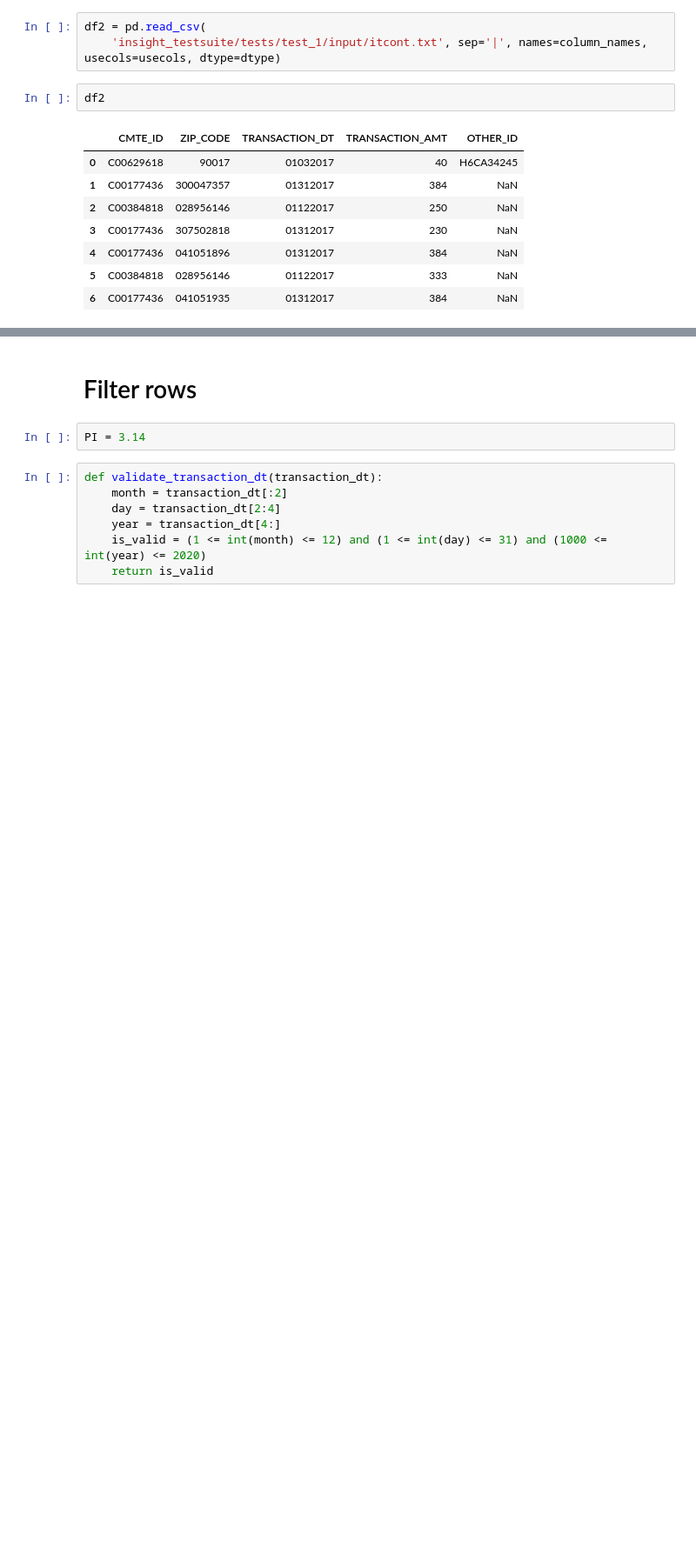
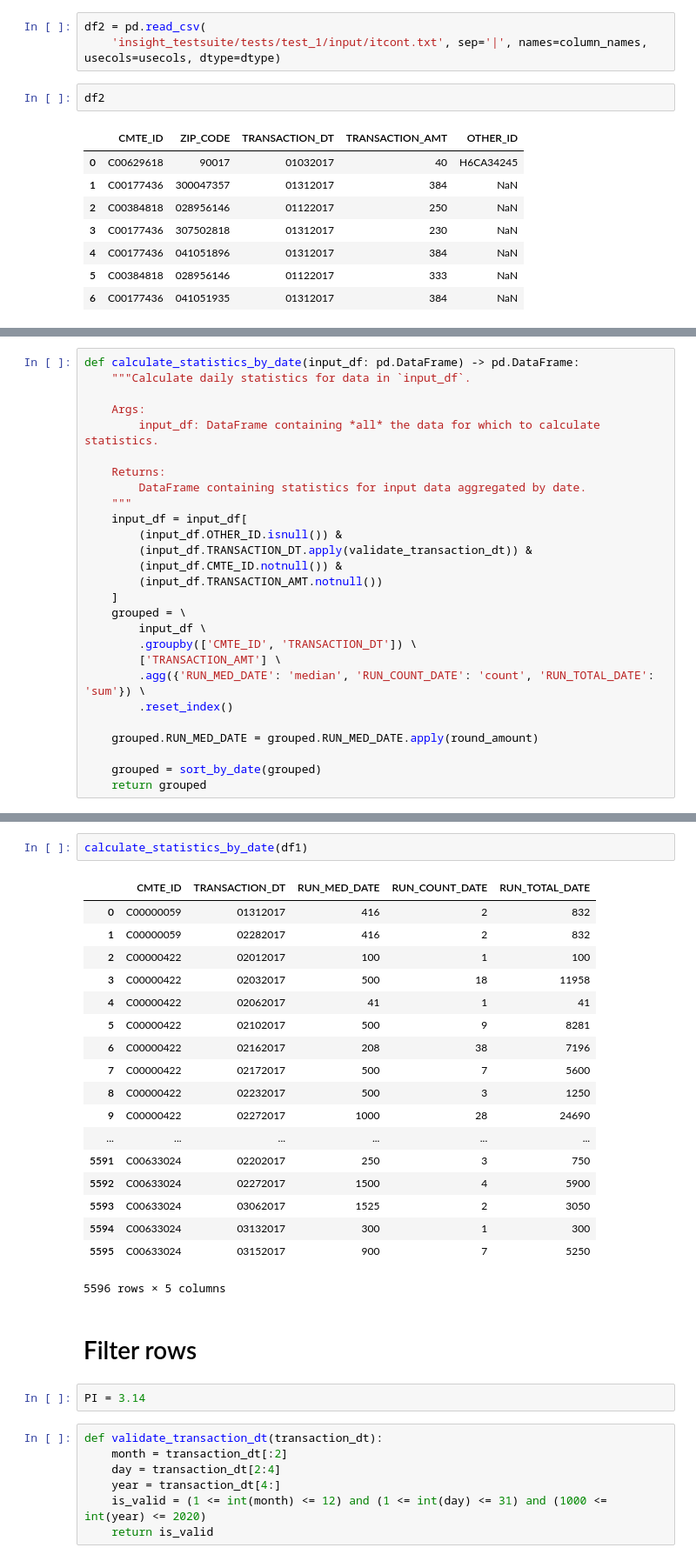
Before and after one commit to dashapyly/Find-Political-Donors-Insight-Challenge, a Jupyter notebook: Cleaning the input file.ipynb, the cells around one changed output, grey strips where cells are left out. Shown at 87% size. Drawn from its saved outputs; the diff is of its cells as text; blank space fills up the shorter version.

```diff
--- a/Cleaning the input file.ipynb
+++ b/Cleaning the input file.ipynb
@@ -91,0 +98,27 @@ df2
+# %%
+def calculate_statistics_by_date(input_df: pd.DataFrame) -> pd.DataFrame:
+    """Calculate daily statistics for data in `input_df`.
+
+    Args:
+        input_df: DataFrame containing *all* the data for which to calculate statistics.
+
+    Returns:
+        DataFrame containing statistics for input data aggregated by date.
+    """
+    input_df = input_df[
+        (input_df.OTHER_ID.isnull()) &
+        (input_df.TRANSACTION_DT.apply(validate_transaction_dt)) &
+        (input_df.CMTE_ID.notnull()) &
+        (input_df.TRANSACTION_AMT.notnull())
+    ]
+    grouped = \
+        input_df \
+        .groupby(['CMTE_ID', 'TRANSACTION_DT']) \
+        ['TRANSACTION_AMT'] \
+        .agg({'RUN_MED_DATE': 'median', 'RUN_COUNT_DATE': 'count', 'RUN_TOTAL_DATE': 'sum'}) \
+        .reset_index()
+
+    grouped.RUN_MED_DATE = grouped.RUN_MED_DATE.apply(round_amount)
+
+    grouped = sort_by_date(grouped)
+    return grouped
@@ -92,3 +135,24 @@ df2
+# %%
+calculate_statistics_by_date(df1)
+# %% [output]
+|  | CMTE_ID | TRANSACTION_DT | RUN_MED_DATE | RUN_COUNT_DATE | RUN_TOTAL_DATE |
+| 0 | C00000059 | 01312017 | 416 | 2 | 832 |
+| 1 | C00000059 | 02282017 | 416 | 2 | 832 |
+| 2 | C00000422 | 02012017 | 100 | 1 | 100 |
+| 3 | C00000422 | 02032017 | 500 | 18 | 11958 |
+| 4 | C00000422 | 02062017 | 41 | 1 | 41 |
+| 5 | C00000422 | 02102017 | 500 | 9 | 8281 |
+| 6 | C00000422 | 02162017 | 208 | 38 | 7196 |
+| 7 | C00000422 | 02172017 | 500 | 7 | 5600 |
+| 8 | C00000422 | 02232017 | 500 | 3 | 1250 |
+| 9 | C00000422 | 02272017 | 1000 | 28 | 24690 |
+| ... | ... | ... | ... | ... | ... |
+| 5591 | C00633024 | 02202017 | 250 | 3 | 750 |
+| 5592 | C00633024 | 02272017 | 1500 | 4 | 5900 |
+| 5593 | C00633024 | 03062017 | 1525 | 2 | 3050 |
+| 5594 | C00633024 | 03132017 | 300 | 1 | 300 |
+| 5595 | C00633024 | 03152017 | 900 | 7 | 5250 |
+5596 rows × 5 columns
 # %% [markdown]
 # Filter rows
 # %%
```
Also changed, not shown: parts of 6 cells of this notebook.
